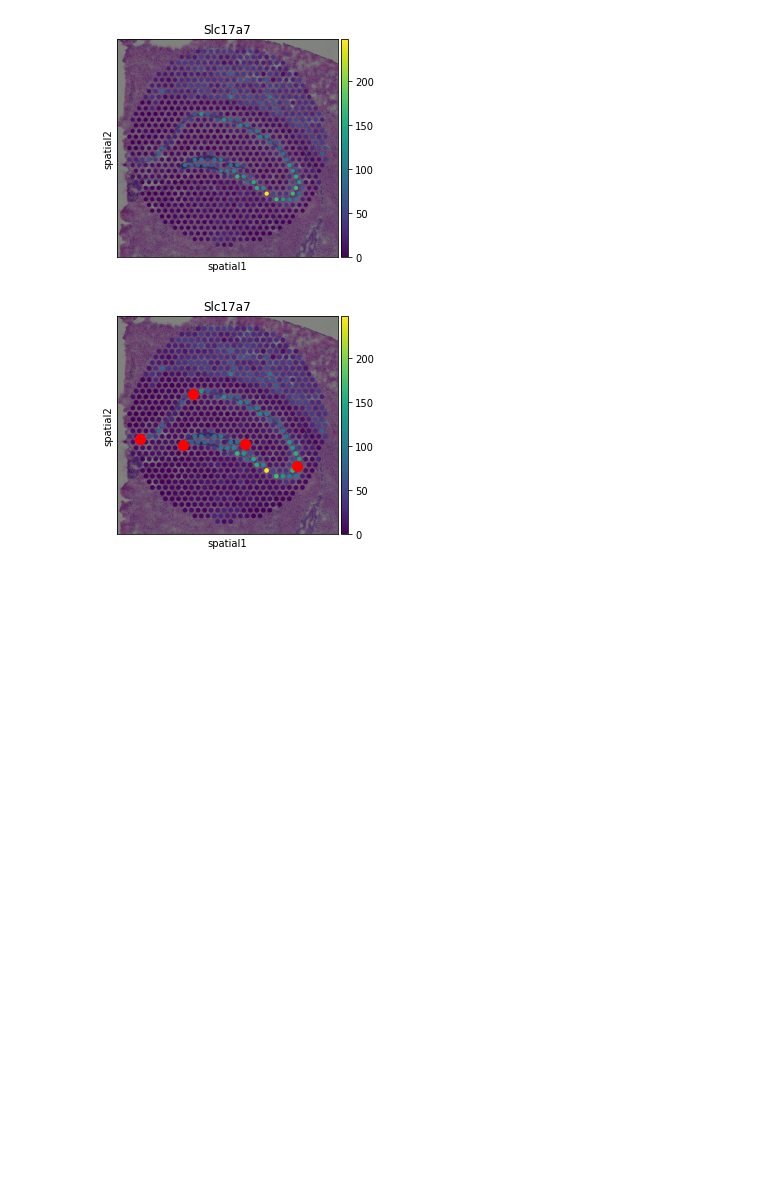
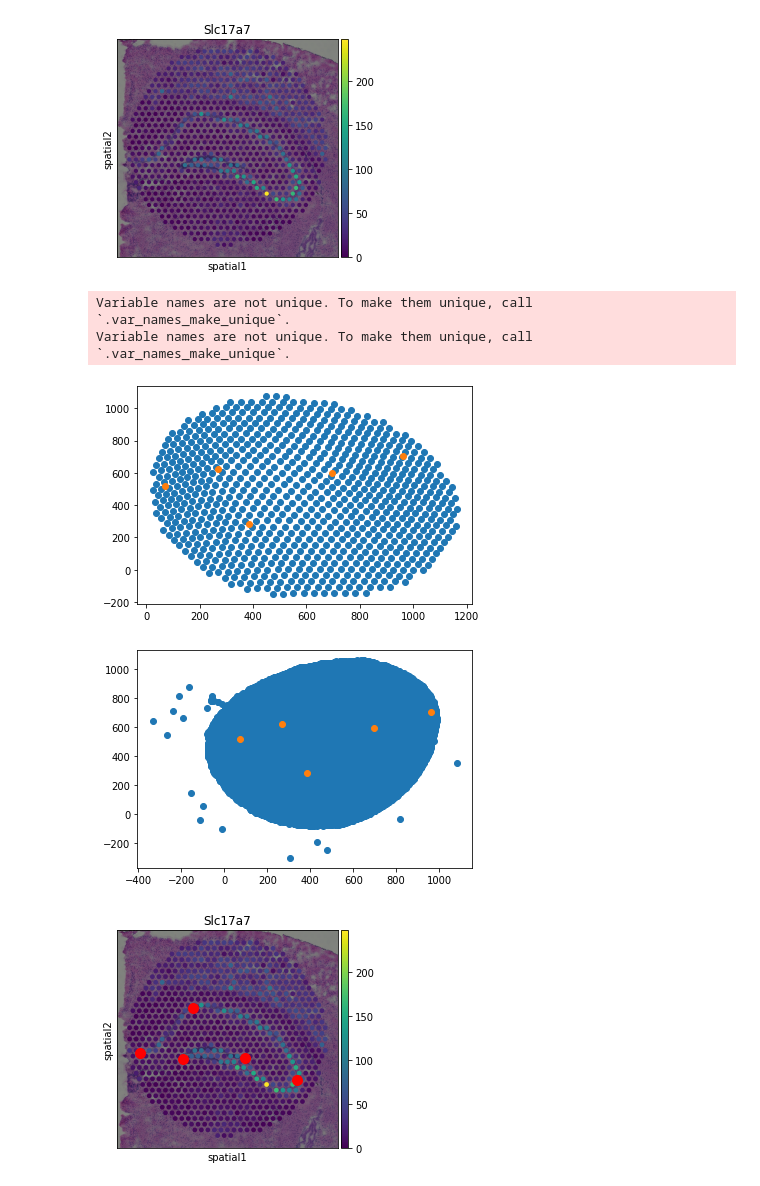
Before and after one commit to almaan/eggplant, a Jupyter notebook: notebooks/hippo-mapping.ipynb, the cells around one changed output. Saved outputs shown, nothing was run; the diff lists cells and outputs as text; code cells hidden in the pictures; blank space fills up the shorter version.

```diff
--- a/notebooks/hippo-mapping.ipynb
+++ b/notebooks/hippo-mapping.ipynb
@@ -99,14 +99,19 @@ sc.pl.spatial(adata_1,color="Slc17a7")
 # %%
 adatas = [adata_1,adata_2]
 for adata in adatas:
     sc.pp.filter_genes(adata,min_cells = 0.1)
     #sc.pp.normalize_total(adata,1e4,
     #                      exclude_highly_expressed = True)
     sc.pp.log1p(adata)
-    sc.pp.scale(adata)
+    sc.pp.scale(adata,zero_center=True)
     pp.match_scales(adata,ref_lmk.values)
     pp.get_landmark_distance(adata,
                              reference=ref_lmk.values)
+# %% [output]
+Variable names are not unique. To make them unique, call `.var_names_make_unique`.
+Variable names are not unique. To make them unique, call `.var_names_make_unique`.
+[figure, added]
+[figure, added]
 # %%
 sf = adata_1.uns["spatial"]["V1_Adult_Mouse_Brain"]["scalefactors"]["tissue_hires_scalef"]
 ax = sc.pl.spatial(adata_1,color="Slc17a7",spot_size = 100,return_fig=True,show=False)
```
Also changed, not shown: parts of 9 cells of this notebook, 3 other files.
